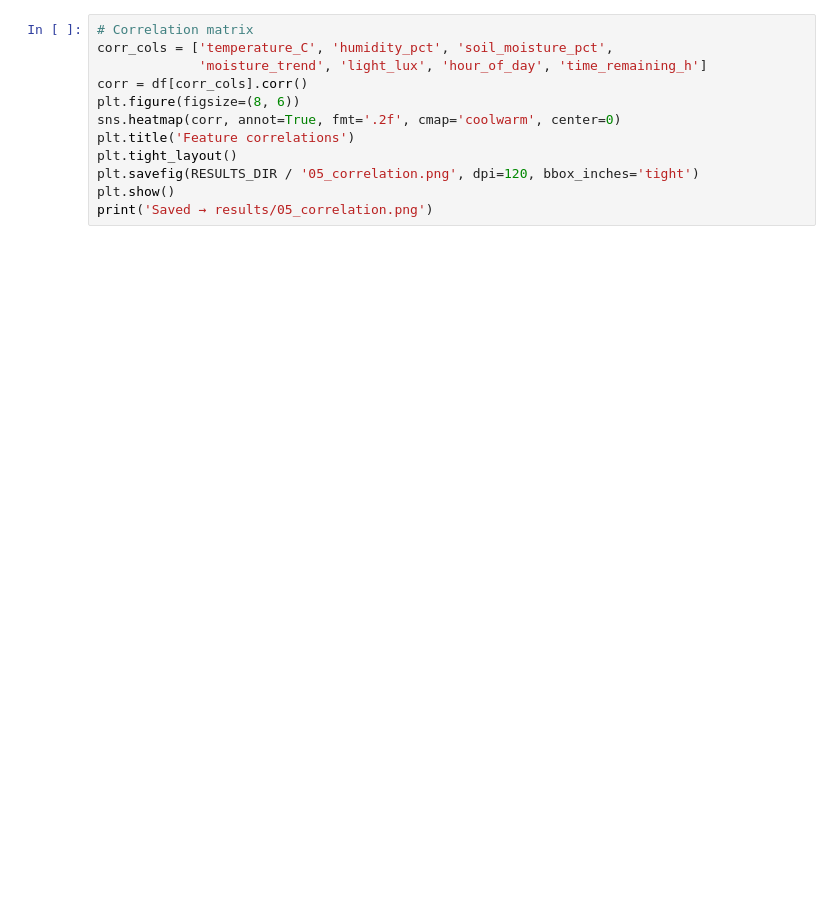
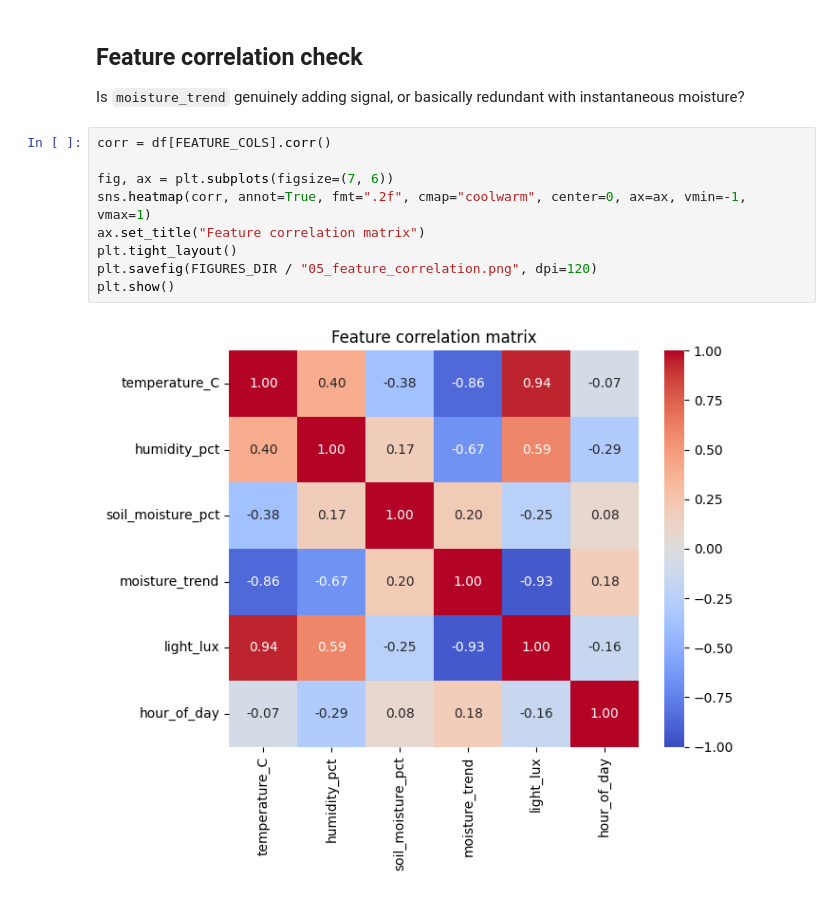
Before and after one commit to Sakhiur2022/HydroSense, a Jupyter notebook: ml/notebooks/05_exploratory_data_analysis.ipynb, the cells around one changed output. Drawn from its saved outputs; the diff is of its cells as text; blank space fills up the shorter version.

```diff
--- a/ml/notebooks/05_exploratory_data_analysis.ipynb
+++ b/ml/notebooks/05_exploratory_data_analysis.ipynb
@@ -44,12 +77,15 @@ print('Saved → results/05_feature_distributions.png')
+# %% [markdown]
+## Feature correlation check
+
+Is `moisture_trend` genuinely adding signal, or basically redundant with instantaneous moisture?
 # %%
-# Correlation matrix
-corr_cols = ['temperature_C', 'humidity_pct', 'soil_moisture_pct',
-             'moisture_trend', 'light_lux', 'hour_of_day', 'time_remaining_h']
-corr = df[corr_cols].corr()
-plt.figure(figsize=(8, 6))
-sns.heatmap(corr, annot=True, fmt='.2f', cmap='coolwarm', center=0)
-plt.title('Feature correlations')
+corr = df[FEATURE_COLS].corr()
+
+fig, ax = plt.subplots(figsize=(7, 6))
+sns.heatmap(corr, annot=True, fmt=".2f", cmap="coolwarm", center=0, ax=ax, vmin=-1, vmax=1)
+ax.set_title("Feature correlation matrix")
 plt.tight_layout()
-plt.savefig(RESULTS_DIR / '05_correlation.png', dpi=120, bbox_inches='tight')
+plt.savefig(FIGURES_DIR / "05_feature_correlation.png", dpi=120)
 plt.show()
-print('Saved → results/05_correlation.png')
+# %% [output]
+[figure, added]
```
Also changed, not shown: parts of 11 cells of this notebook.
